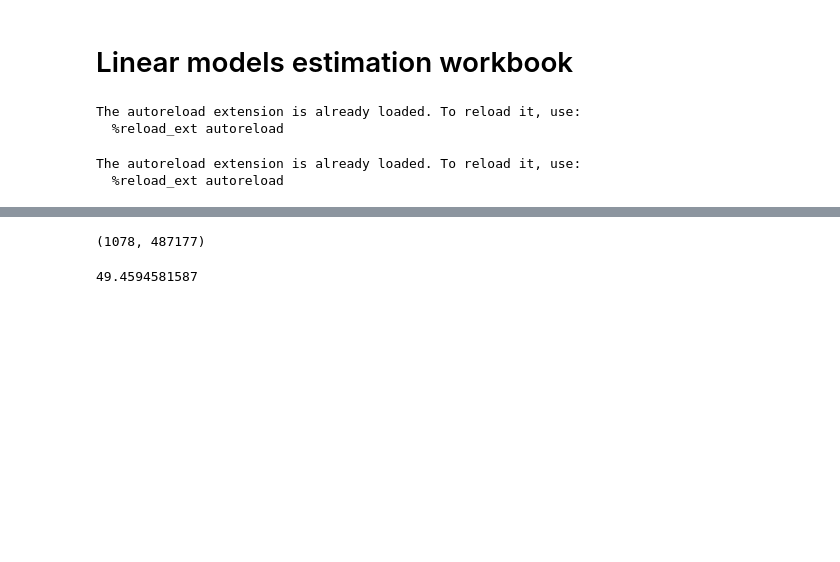
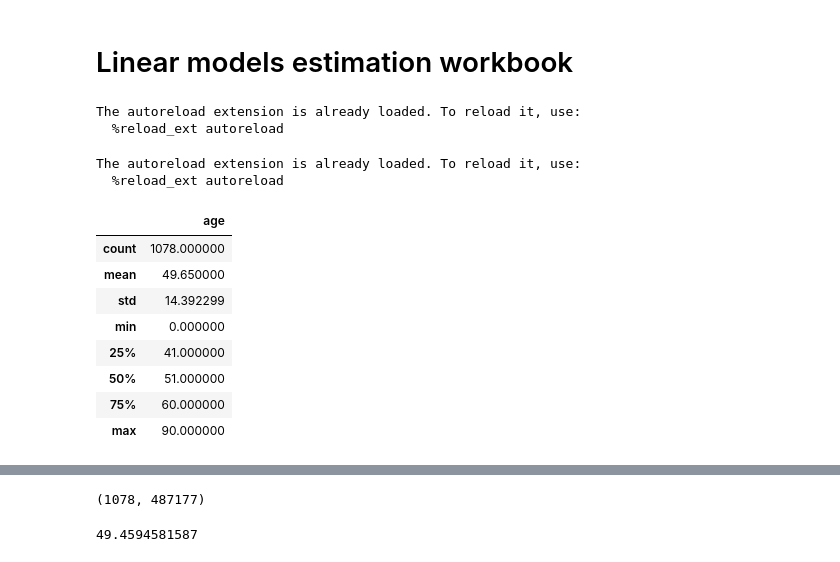
Before and after one commit to ComputationalAgingLab/ComputAge, a Jupyter notebook: lin_models_estimation.ipynb, the cells around one changed output, grey strips where cells are left out. Drawn from its saved outputs; the diff is of its cells as text; code cells hidden in the pictures; blank space fills up the shorter version.

```diff
--- a/lin_models_estimation.ipynb
+++ b/lin_models_estimation.ipynb
@@ -64,3 +64,15 @@ y = pd.DataFrame(meta['Age'])
 y = y.rename(columns={'Age': 'age'})
 data = data.drop(y[y['age'].isnull()].index.tolist())
 y = y.dropna()
+# %%
+y.describe()
+# %% [output]
+|  | age |
+| count | 1078.000000 |
+| mean | 49.650000 |
+| std | 14.392299 |
+| min | 0.000000 |
+| 25% | 41.000000 |
+| 50% | 51.000000 |
+| 75% | 60.000000 |
+| max | 90.000000 |
```
Also changed, not shown: parts of 1 cell of this notebook.
